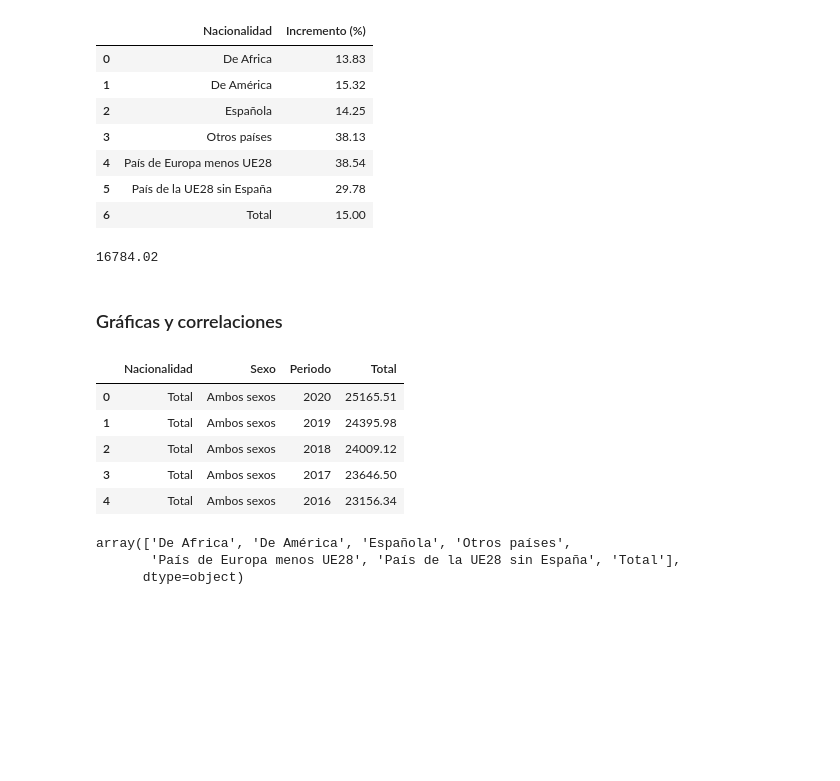
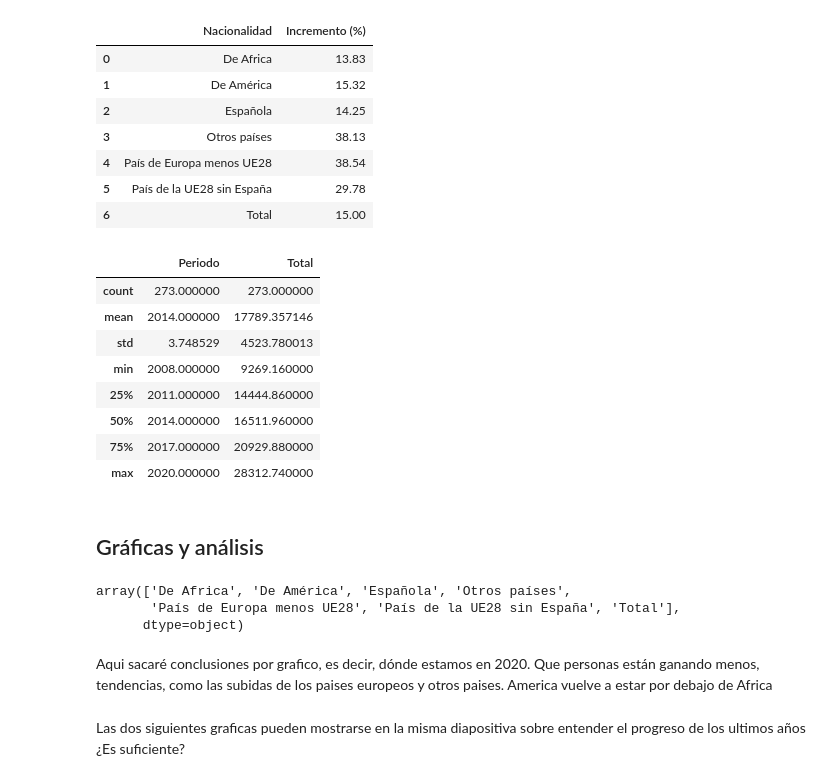
Before and after one commit to JaredR33/EDA, a Jupyter notebook: notebooks/EDA2.ipynb, the cells around one changed output. Saved outputs shown, nothing was run; the diff lists cells and outputs as text; code cells hidden in the pictures; blank space fills up the shorter version.

```diff
--- a/notebooks/EDA2.ipynb
+++ b/notebooks/EDA2.ipynb
@@ -224,27 +203,26 @@ df_incrementos
 | 4 | País de Europa menos UE28 | 38.54 |
 | 5 | País de la UE28 sin España | 29.78 |
 | 6 | Total | 15.00 |
-# %%
-both_genders_nac_grouped[both_genders_nac_grouped['Nacionalidad'] == 'De Africa']['Total'][(int(len(both_genders_nac_grouped[both_genders_nac_grouped['Nacionalidad'] == 'De Africa'])- 1))]
-# %% [output]
-16784.02
+# %%
+df_ganancias_sexoNacionalidad.describe()
+# %% [output]
+|  | Periodo | Total |
+| count | 273.000000 | 273.000000 |
+| mean | 2014.000000 | 17789.357146 |
+| std | 3.748529 | 4523.780013 |
+| min | 2008.000000 | 9269.160000 |
+| 25% | 2011.000000 | 14444.860000 |
+| 50% | 2014.000000 | 16511.960000 |
+| 75% | 2017.000000 | 20929.880000 |
+| max | 2020.000000 | 28312.740000 |
 # %% [markdown]
-### Gráficas y correlaciones ###
+## Gráficas y análisis ####
 # %%
 import pandas as pd
 import matplotlib.pyplot as plt
 import seaborn as sns
 import plotly.graph_objects as go
 from plotly.offline import iplot
-# %%
-df_ganancias_sexoNacionalidad.head()
-# %% [output]
-|  | Nacionalidad | Sexo | Periodo | Total |
-| 0 | Total | Ambos sexos | 2020 | 25165.51 |
-| 1 | Total | Ambos sexos | 2019 | 24395.98 |
-| 2 | Total | Ambos sexos | 2018 | 24009.12 |
-| 3 | Total | Ambos sexos | 2017 | 23646.50 |
-| 4 | Total | Ambos sexos | 2016 | 23156.34 |
 # %%
 df_nac = df_ganancias_sexoNacionalidad.groupby(['Nacionalidad','Periodo'], as_index=False).mean()
 # %%
@@ -277,6 +255,11 @@ layout = dict(title = "Ingresos por año y nacionalidad", xaxis = dict(title="A
 fig = dict(data=data, layout=layout)
 
 iplot(fig)
+# %% [markdown]
+Aqui sacaré conclusiones por grafico, es decir, dónde estamos en 2020. Que personas están ganando menos, tendencias, como las subidas de los paises europeos y otros paises. America vuelve a estar por debajo de Africa
+# %% [markdown]
+Las dos siguientes graficas pueden mostrarse en la misma diapositiva sobre entender el progreso de los ultimos años
+¿Es suficiente?
 # %%
 import plotly.express as px
 
```
Also changed, not shown: parts of 12 cells of this notebook.
